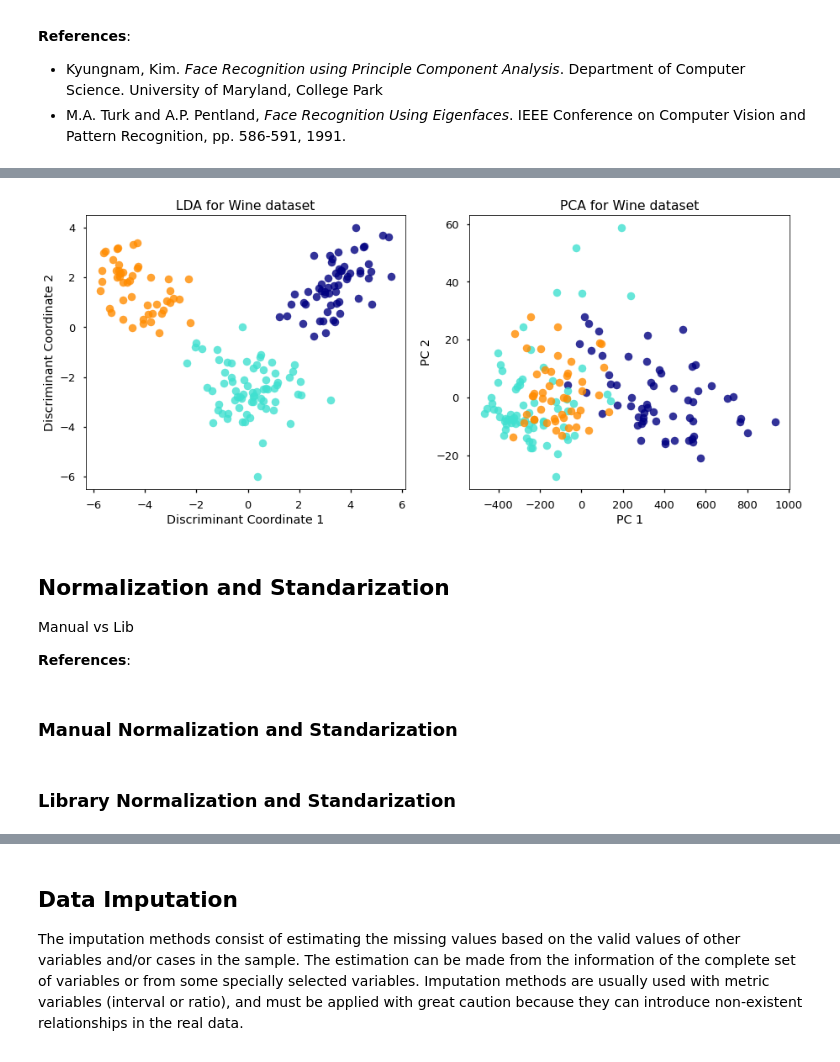
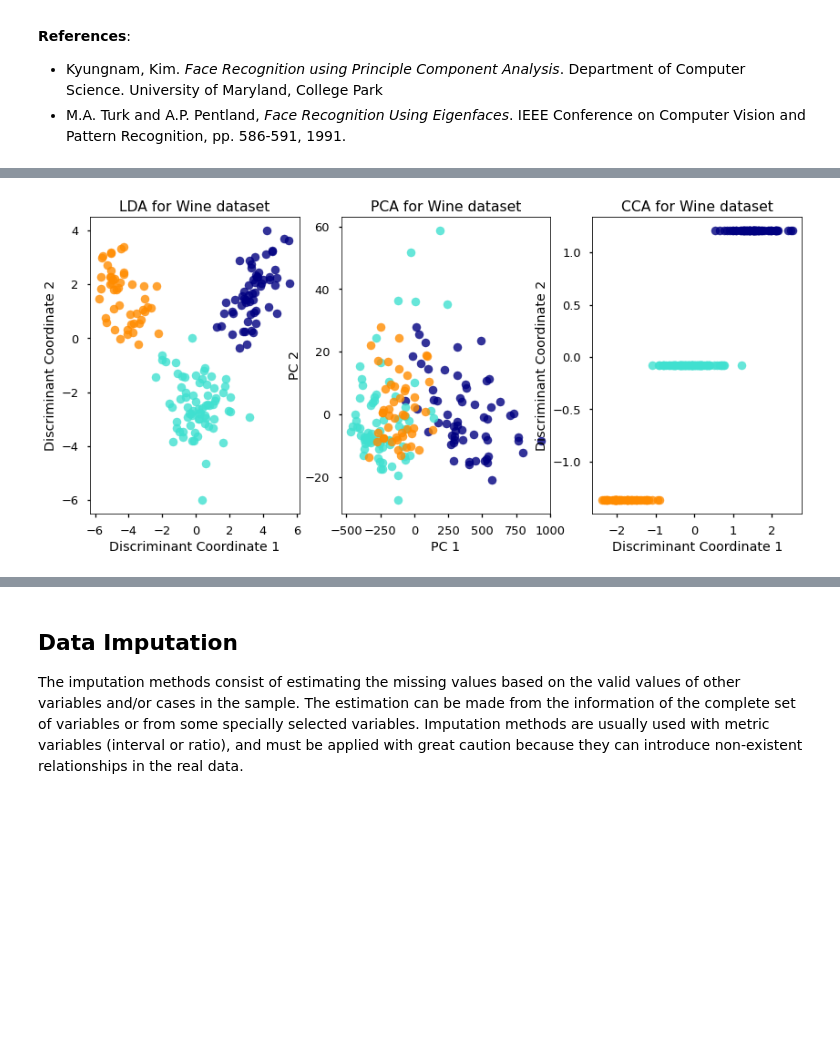
Before and after one commit to jpmh1309/mp6122_patterns, a Jupyter notebook: Notebook1.ipynb, the cells around one changed output, grey strips where cells are left out. Drawn from its saved outputs; the diff is of its cells as text; code cells hidden in the pictures; blank space fills up the shorter version.

```diff
--- a/Notebook1.ipynb
+++ b/Notebook1.ipynb
@@ -133,40 +148,36 @@ Linear Discriminant Analysis (LDA) is a generalization of Fisher's linear discri
 # %%
 from sklearn import datasets
 import matplotlib.pyplot as plt
 from sklearn.decomposition import PCA
+from sklearn.cross_decomposition import CCA
 from sklearn.discriminant_analysis import LinearDiscriminantAnalysis
 
 %matplotlib inline
 
 wine = datasets.load_wine()
 X = wine.data
 y = wine.target
 target_names = wine.target_names
 
-X_r_lda = LinearDiscriminantAnalysis(n_components=2).fit(X, y).transform(X)
-X_r_pca = PCA(n_components=2).fit(X).transform(X)
+X_r_lda    = LinearDiscriminantAnalysis(n_components=2).fit(X, y).transform(X)
+X_r_pca    = PCA(n_components=2).fit(X).transform(X)
+X_r_cca, Y_r_cca = CCA(n_components=2).fit(X, y).transform(X, y)
 
 with plt.style.context('seaborn-talk'):
-    fig, axes = plt.subplots(1,2,figsize=[15,6])
+    fig, axes = plt.subplots(1,3,figsize=[14,6])
     colors = ['navy', 'turquoise', 'darkorange']
     for color, i, target_name in zip(colors, [0, 1, 2], target_names):
         axes[0].scatter(X_r_lda[y == i, 0], X_r_lda[y == i, 1], alpha=.8, label=target_name, color=color)
         axes[1].scatter(X_r_pca[y == i, 0], X_r_pca[y == i, 1], alpha=.8, label=target_name, color=color)
+        axes[2].scatter(X_r_cca[y == i], Y_r_cca[y == i], alpha=.8, label=target_name, color=color)
     axes[0].title.set_text('LDA for Wine dataset')
     axes[1].title.set_text('PCA for Wine dataset')
+    axes[2].title.set_text('CCA for Wine dataset')
     axes[0].set_xlabel('Discriminant Coordinate 1')
     axes[0].set_ylabel('Discriminant Coordinate 2')
     axes[1].set_xlabel('PC 1')
     axes[1].set_ylabel('PC 2')
+    axes[2].set_xlabel('Discriminant Coordinate 1')
+    axes[2].set_ylabel('Discriminant Coordinate 2')
 # %% [output]
-[figure, old version]
+[figure, new version]
-# %% [markdown]
-## Normalization and Standarization
-
-Manual vs Lib
-
-**References**:
-# %% [markdown]
-### Manual Normalization and Standarization
-# %% [markdown]
-### Library Normalization and Standarization
```
Also changed, not shown: parts of 6 cells of this notebook, 7 other files.
